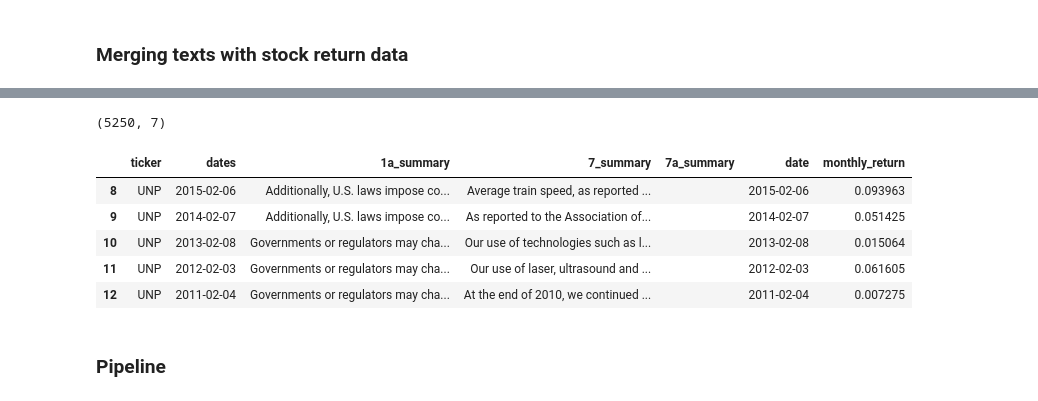
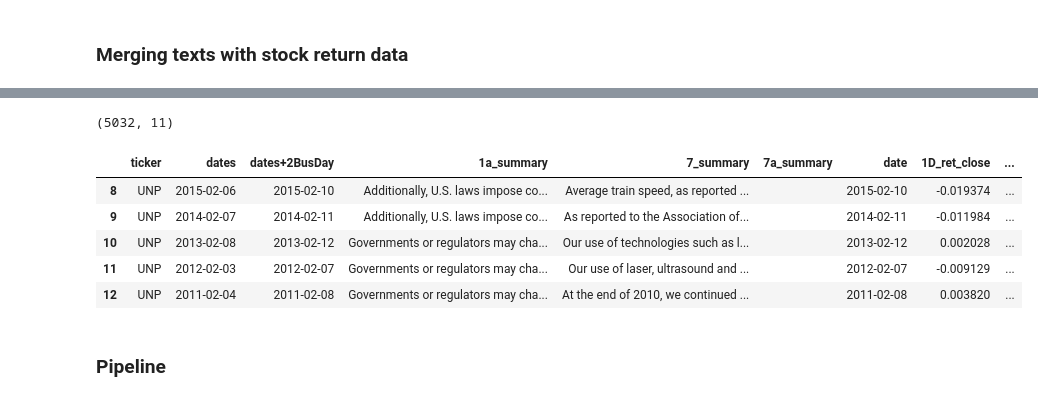
Before and after one commit to abnormal-distribution/AC295_abnormal-distribution, a Jupyter notebook: submissions/project_Abnormal-Distribution/10Ks_EDA_Model.ipynb, the cells around one changed output, grey strips where cells are left out. Saved outputs shown, nothing was run; the diff lists cells and outputs as text; code cells hidden in the pictures.

```diff
--- a/submissions/project_Abnormal-Distribution/10Ks_EDA_Pipeline.ipynb
+++ b/submissions/project_Abnormal-Distribution/10Ks_EDA_Model.ipynb
@@ -1006,0 +1047,7 @@ df_monthly_returns.head()
+# %%
+df_returns['date'] = pd.to_datetime(df_returns['date']).dt.tz_convert(None)
+
+df['dates'] = pd.to_datetime(df['dates'])
+df['dates+1BusDay'] = df['dates'].apply(lambda x: x + BDay(1))
+df['dates+2BusDay'] = df['dates'].apply(lambda x: x + BDay(2))
+df.head()
@@ -1007,19 +1061,19 @@ df_monthly_returns.head()
 # %%
-df['dates'] = pd.to_datetime(df['dates'])
-df_merged = pd.merge(df[['ticker', 'dates', '1a_summary', '7_summary', '7a_summary']], df_monthly_returns, how='left',
-                     left_on=['ticker', 'dates'], right_on=['ticker', 'date'])
-
+df_merged = pd.merge(df[['ticker', 'dates', 'dates+2BusDay', '1a_summary', '7_summary', '7a_summary']], df_returns[['ticker', 'date', '1D_ret_close', '1M_ret_close']], how='left',
+                     left_on=['ticker', 'dates+2BusDay'], right_on=['ticker', 'date'])
+df_merged['binary_returns'] = df_merged['1D_ret_close'].apply(lambda x: 1 if x>0 else 0)
+df_merged['binary_returns_monthly'] = df_merged['1M_ret_close'].apply(lambda x: 1 if x>0 else 0)
 df_merged.dropna(inplace=True)
 print(df_merged.shape)
 df_merged.head()
 # %% [output]
-(5250, 7)
+(5032, 11)
-|  | ticker | dates | 1a_summary | 7_summary | 7a_summary | date | monthly_return |
-| 8 | UNP | 2015-02-06 | Additionally, U.S. laws impose co... | Average train speed, as reported ... |  | 2015-02-06 | 0.093963 |
-| 9 | UNP | 2014-02-07 | Additionally, U.S. laws impose co... | As reported to the Association of... |  | 2014-02-07 | 0.051425 |
-| 10 | UNP | 2013-02-08 | Governments or regulators may cha... | Our use of technologies such as l... |  | 2013-02-08 | 0.015064 |
-| 11 | UNP | 2012-02-03 | Governments or regulators may cha... | Our use of laser, ultrasound and ... |  | 2012-02-03 | 0.061605 |
-| 12 | UNP | 2011-02-04 | Governments or regulators may cha... | At the end of 2010, we continued ... |  | 2011-02-04 | 0.007275 |
+|  | ticker | dates | dates+2BusDay | 1a_summary | 7_summary | 7a_summary | date | 1D_ret_close | ... |
+| 8 | UNP | 2015-02-06 | 2015-02-10 | Additionally, U.S. laws impose co... | Average train speed, as reported ... |  | 2015-02-10 | -0.019374 | ... |
+| 9 | UNP | 2014-02-07 | 2014-02-11 | Additionally, U.S. laws impose co... | As reported to the Association of... |  | 2014-02-11 | -0.011984 | ... |
+| 10 | UNP | 2013-02-08 | 2013-02-12 | Governments or regulators may cha... | Our use of technologies such as l... |  | 2013-02-12 | 0.002028 | ... |
+| 11 | UNP | 2012-02-03 | 2012-02-07 | Governments or regulators may cha... | Our use of laser, ultrasound and ... |  | 2012-02-07 | -0.009129 | ... |
+| 12 | UNP | 2011-02-04 | 2011-02-08 | Governments or regulators may cha... | At the end of 2010, we continued ... |  | 2011-02-08 | 0.003820 | ... |
 # %% [markdown]
 ### Pipeline
 # %%
```
Also changed, not shown: parts of 58 cells of this notebook, 1 other file.
